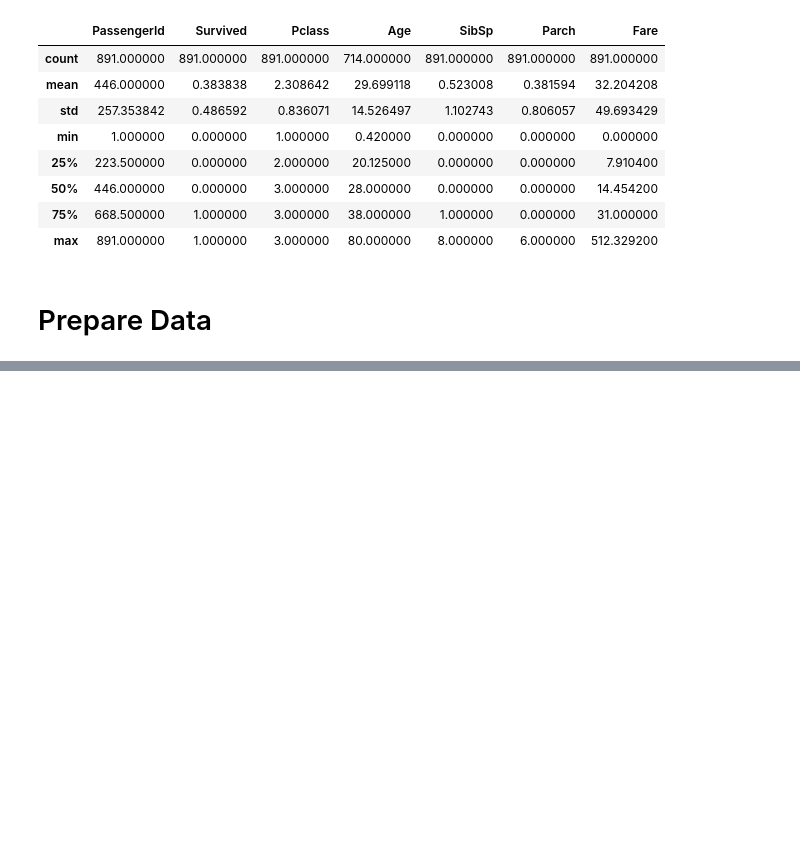
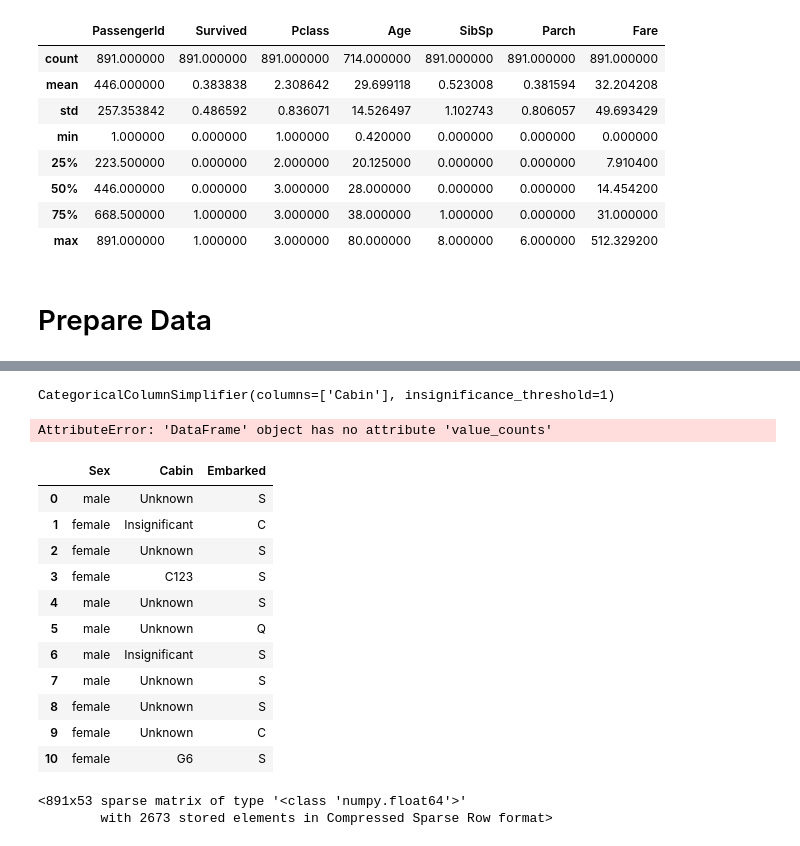
Before and after one commit to bakh-vv/titanic_classifier, a Jupyter notebook: TitanicKaggle.ipynb, the cells around one changed output, grey strips where cells are left out. Cells and saved outputs as stored; diff of their text form; code cells hidden in the pictures; blank space fills up the shorter version.

Commit message:
Prepare the Data and build the Pipelines

```diff
--- a/TitanicKaggle.ipynb
+++ b/TitanicKaggle.ipynb
@@ -313,0 +419,44 @@ train_df['Cabin'][train_df['Cabin'].isnull()]
+# %%
+class CategoricalColumnSimplifier(BaseEstimator, TransformerMixin):
+    def __init__(self, columns, insignificance_threshold = 1): # no *args or **kargs
+        self.insignificance_threshold = insignificance_threshold
+        self.columns = columns
+    def fit(self, X, y=None):
+        self.insignificant_values = {}
+        for column in self.columns:
+            self.insignificant_values[column] = []
+            for index, row in X.iterrows():
+                if X[X[column] == X[column][index]].shape[0] <= self.insignificance_threshold:
+                    self.insignificant_values[column].append(X[column][index])
+        return self  # nothing else to do
+    def transform(self, X, y=None):
+        for column in self.columns:
+            X.loc[X[column].isin(self.insignificant_values[column]), column] = 'Insignificant'
+        return X
+# %%
+simplifier = CategoricalColumnSimplifier(columns = ['Cabin'])
+# %%
+simplifier.fit(train_cat_tr)
+# %% [output]
+CategoricalColumnSimplifier(columns=['Cabin'], insignificance_threshold=1)
+# %%
+train_cat_tr_sig = simplifier.transform(train_cat_tr)
+# %%
+train_cat_tr_sig['Cabin'].value_counts().head(11)
+# %% [output]
+AttributeError: 'DataFrame' object has no attribute 'value_counts'
+# %%
+train_cat_tr_sig.head(11)
+# %% [output]
+|  | Sex | Cabin | Embarked |
+| 0 | male | Unknown | S |
+| 1 | female | Insignificant | C |
+| 2 | female | Unknown | S |
+| 3 | female | C123 | S |
+| 4 | male | Unknown | S |
+| 5 | male | Unknown | Q |
+| 6 | male | Insignificant | S |
+| 7 | male | Unknown | S |
+| 8 | female | Unknown | S |
+| 9 | female | Unknown | C |
+| 10 | female | G6 | S |
@@ -313,0 +467,7 @@ train_df['Cabin'][train_df['Cabin'].isnull()]
+# %%
+cat_encoder = OneHotEncoder()
+train_cat_1hot = cat_encoder.fit_transform(train_cat_tr_sig)
+train_cat_1hot
+# %% [output]
+<891x53 sparse matrix of type '<class 'numpy.float64'>'
+        with 2673 stored elements in Compressed Sparse Row format>
```
Also changed, not shown: parts of 36 cells of this notebook, 1 other file.
